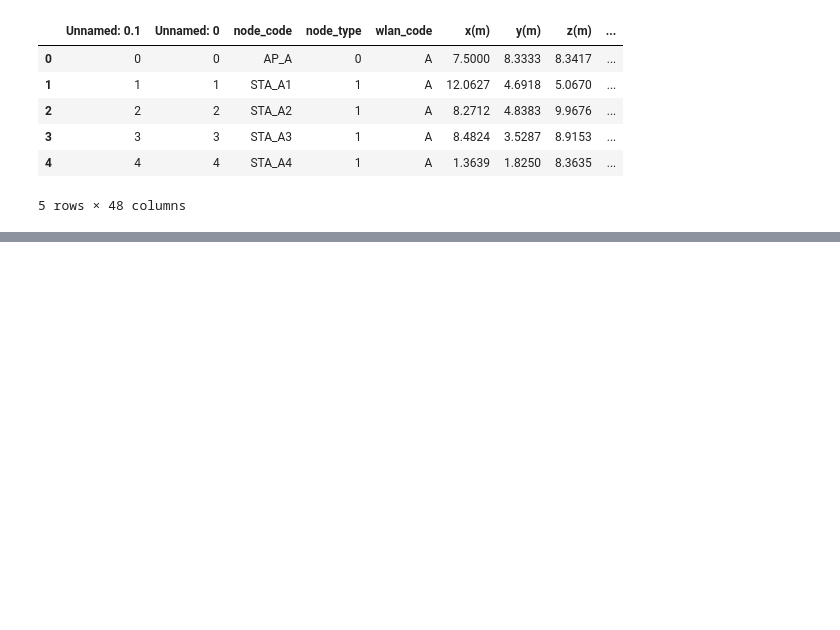
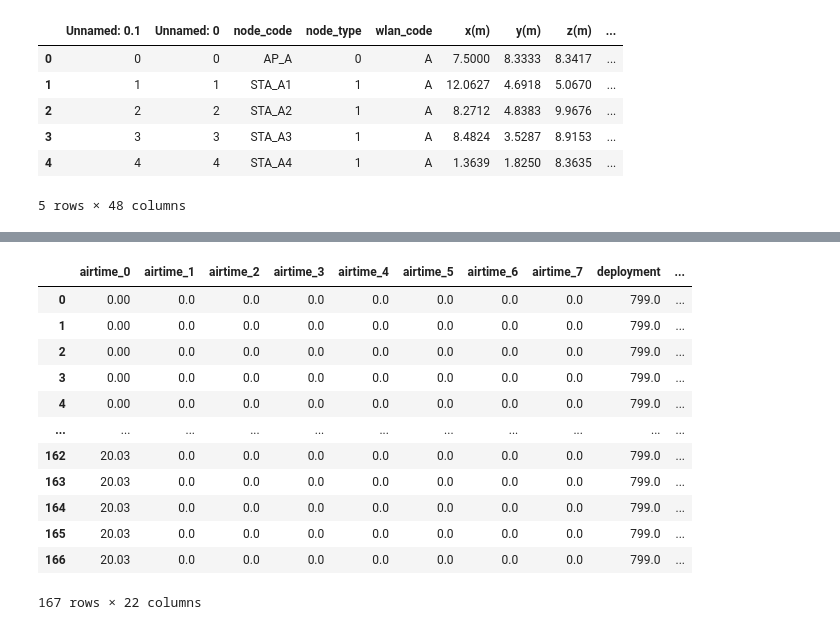
Before and after one commit to Lucian1729/TPGAT-WiLAN, a Jupyter notebook: testingRamononPILGNN/GNN_AP+STA_2.ipynb, the cells around one changed output, grey strips where cells are left out. Cells and saved outputs as stored; diff of their text form; code cells hidden in the pictures; blank space fills up the shorter version.

```diff
--- a/testingRamononPILGNN/GNN_AP+STA_2.ipynb
+++ b/testingRamononPILGNN/GNN_AP+STA_2.ipynb
@@ -113,0 +124,17 @@ def get_dep(dep, df):
+# %%
+dep = get_dep(799, df)
+dep.iloc[:, -22:]
+# %% [output]
+|  | airtime_0 | airtime_1 | airtime_2 | airtime_3 | airtime_4 | airtime_5 | airtime_6 | airtime_7 | deployment | ... |
+| 0 | 0.00 | 0.0 | 0.0 | 0.0 | 0.0 | 0.0 | 0.0 | 0.0 | 799.0 | ... |
+| 1 | 0.00 | 0.0 | 0.0 | 0.0 | 0.0 | 0.0 | 0.0 | 0.0 | 799.0 | ... |
+| 2 | 0.00 | 0.0 | 0.0 | 0.0 | 0.0 | 0.0 | 0.0 | 0.0 | 799.0 | ... |
+| 3 | 0.00 | 0.0 | 0.0 | 0.0 | 0.0 | 0.0 | 0.0 | 0.0 | 799.0 | ... |
+| 4 | 0.00 | 0.0 | 0.0 | 0.0 | 0.0 | 0.0 | 0.0 | 0.0 | 799.0 | ... |
+| ... | ... | ... | ... | ... | ... | ... | ... | ... | ... | ... |
+| 162 | 20.03 | 0.0 | 0.0 | 0.0 | 0.0 | 0.0 | 0.0 | 0.0 | 799.0 | ... |
+| 163 | 20.03 | 0.0 | 0.0 | 0.0 | 0.0 | 0.0 | 0.0 | 0.0 | 799.0 | ... |
+| 164 | 20.03 | 0.0 | 0.0 | 0.0 | 0.0 | 0.0 | 0.0 | 0.0 | 799.0 | ... |
+| 165 | 20.03 | 0.0 | 0.0 | 0.0 | 0.0 | 0.0 | 0.0 | 0.0 | 799.0 | ... |
+| 166 | 20.03 | 0.0 | 0.0 | 0.0 | 0.0 | 0.0 | 0.0 | 0.0 | 799.0 | ... |
+167 rows × 22 columns
```
Also changed, not shown: parts of 8 cells of this notebook.
